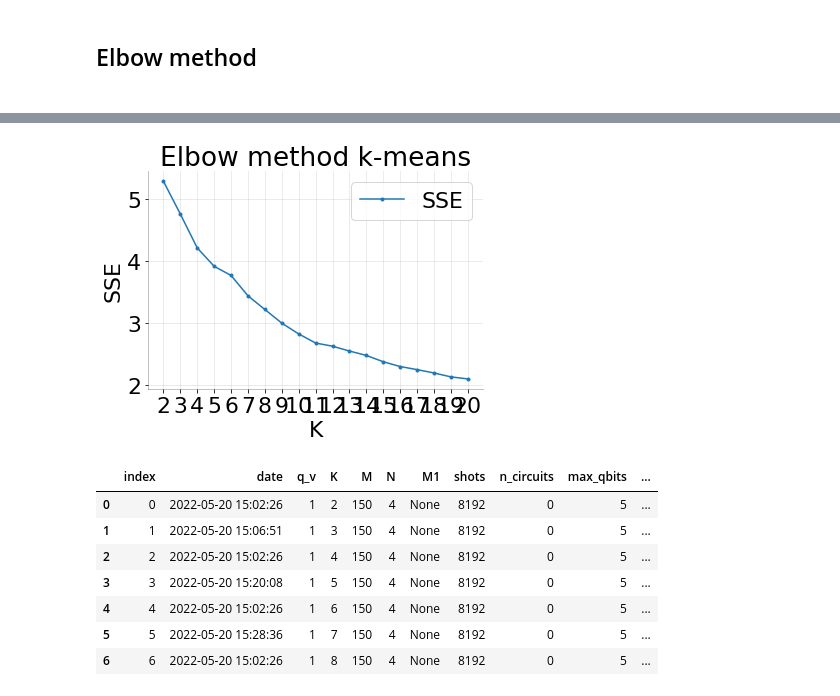
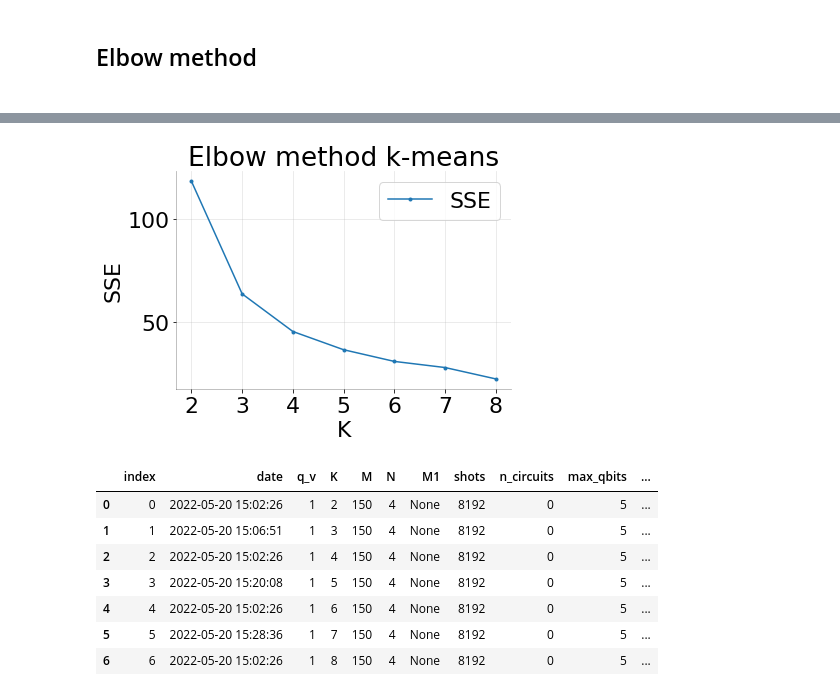
Before and after one commit to AlessandroPoggiali/QKmeans, a Jupyter notebook: test_analysis.ipynb, the cells around one changed output, grey strips where cells are left out. Cells and saved outputs as stored; diff of their text form; code cells hidden in the pictures.

```diff
--- a/test_analysis.ipynb
+++ b/test_analysis.ipynb
@@ -974,7 +974,7 @@ plt.show()
 # %% [markdown]
 <h2>Elbow method<h2>
 # %%
-dataset = 'diabetes'
+dataset = 'iris'
 df_kmeans = pd.read_csv("result/" + str(dataset) + "_kmeans.csv", sep=',')
 df_kmeans
 # %% [output]
@@ -998,19 +989,19 @@ df_kmeans
 # %%
 plt.plot(df_kmeans['K'], df_kmeans['SSE'],color='tab:blue', marker=".", label='SSE')
 plt.ylabel('SSE', fontsize=22)
 plt.xlabel('K', fontsize=22)
-plt.xticks(np.arange(2, 21, 1))
+plt.xticks(np.arange(2, 9, 1))
 #plt.tick_params(axis='both', which='major', labelsize=22)
 plt.title("Elbow method k-means")
 plt.legend(loc='upper right', ncol=1)
 plt.gca().spines["top"].set_alpha(0.0)
 plt.gca().spines["bottom"].set_alpha(0.3)
 plt.gca().spines["right"].set_alpha(0.0)
 plt.gca().spines["left"].set_alpha(0.3)
 plt.grid(axis='both', alpha=.3)
 plt.show()
 # %% [output]
-[figure, old version]
+[figure, new version]
 # %%
 dataset = 'iris'
 df_qkmeans = pd.read_csv("result/" + str(dataset) + "_qkmeans.csv", sep=',')
```
Also changed, not shown: parts of 1 cell of this notebook, 13 other files.
